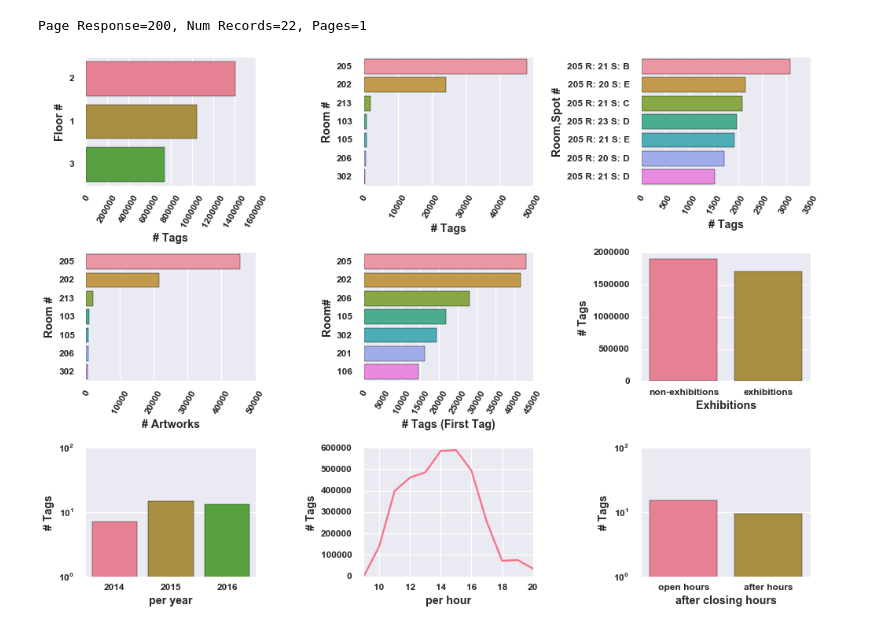
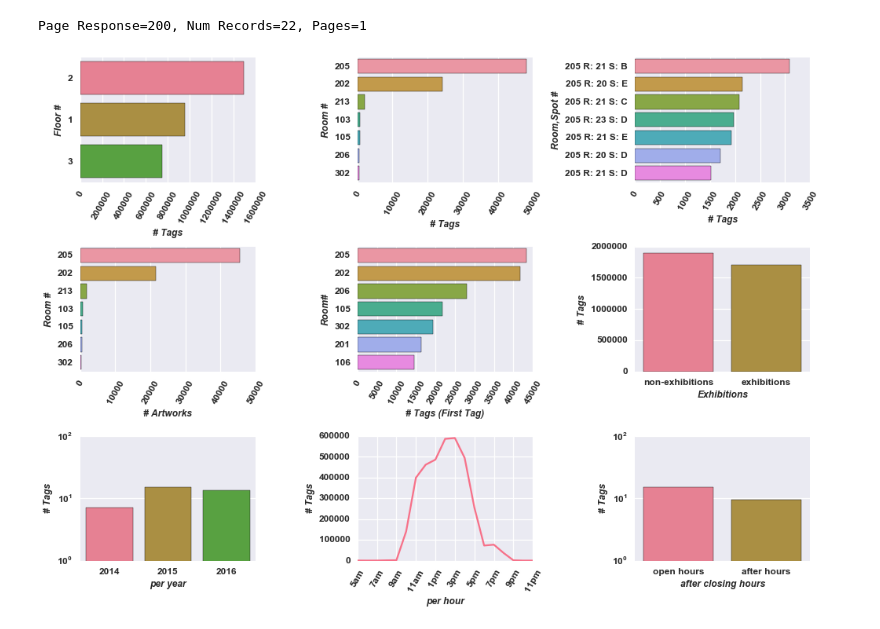
Before and after one commit to akamlani/cooperhewitt, a Jupyter notebook: src/notebooks/eda.ipynb, the cells around one changed output. Drawn from its saved outputs; the diff is of its cells as text; code cells hidden in the pictures.

Commit message:
update per new modified plots

```diff
--- a/src/notebooks/eda.ipynb
+++ b/src/notebooks/eda.ipynb
@@ -33,6 +33,11 @@ nscans_per_days    = pen.df_pen.groupby(['day'], sort=True).size()
 nscans_per_dow     = pen.df_pen.groupby(['dow'], sort=True).size()
 nscans_per_hour    = pen.df_pen.groupby(['hour'], sort=True).size()
 nscans_per_quarter = pen.df_pen.groupby(['quarter'], sort=True).size()
+
+nscans_per_hour  = nscans_per_hour[(nscans_per_hour.index <= 23) & (nscans_per_hour.index >= 5)]
+hours = {h: str(h) + 'am' if h < 12 else str(h-12) + 'pm' if h != 12 else str(h) +'pm' for h in nscans_per_hour.index}
+nscans_per_hour.index = nscans_per_hour.index.map(lambda x: hours[x])
+
 nscans_per_exhibit = pen.df_pen.groupby(['during_exhibition'], sort=True).size()
 nscans_per_exhibit.index = ['non-exhibitions', 'exhibitions']
 # specific cases where there are tags done after hours
@@ -70,27 +75,27 @@ nhighcap_rooms = df_rooms['count_objects'][:7]
 # %%
 ### Explore
 params = [
     {'frame': nscans_per_floori,    'xlabel': '# Tags',
      'ylabel': 'Floor #',           'type': 'hbar', 'rot': 60},
     {'frame': nscans_per_roomi,     'xlabel': '# Tags',
      'ylabel': 'Room #',            'type': 'hbar', 'rot': 60},
     {'frame': nscans_per_spot,      'xlabel': '# Tags',
      'ylabel': 'Room,Spot #',       'type': 'hbar', 'rot':60},
     {'frame': nhighcap_rooms,       'xlabel': '# Artworks',
      'ylabel': 'Room #',            'type': 'hbar', 'rot':60},
     {'frame': nroomscans_first_tag, 'xlabel': '# Tags (First Tag)',
      'ylabel': 'Room#',             'type': 'hbar', 'rot':60},
     {'frame': nscans_per_exhibit,   'xlabel': 'Exhibitions',
      'ylabel': '# Tags',            'type': 'bar'},
     {'frame': nscans_per_year,      'xlabel': "per year",
      'ylabel': '# Tags',            'type': 'bar', 'transform': 'Log'},
     {'frame': nscans_per_hour,      'xlabel': "per hour",
-     'ylabel': '# Tags',            'limits': (9,20)},
+     'ylabel': '# Tags',            'rot':  60},
     {'frame': nscans_per_close,     'xlabel': "after closing hours",
      'ylabel': '# Tags',            'type': 'bar', 'transform': 'Log'}
 ]
 
 dsp.create_subplots( params, (3, 3, (14,10)), os.environ['COOPERHEWITT_ROOT'] + '/plots/pen_eda_full.png')
 #dsp.create_subplots( params, (2, 3, (14,7)), os.environ['COOPERHEWITT_ROOT'] + '/plots/pen_eda_basic.png')
 # %% [output]
-[figure, old version]
+[figure, new version]
```
Also changed, not shown: 7 other files.
